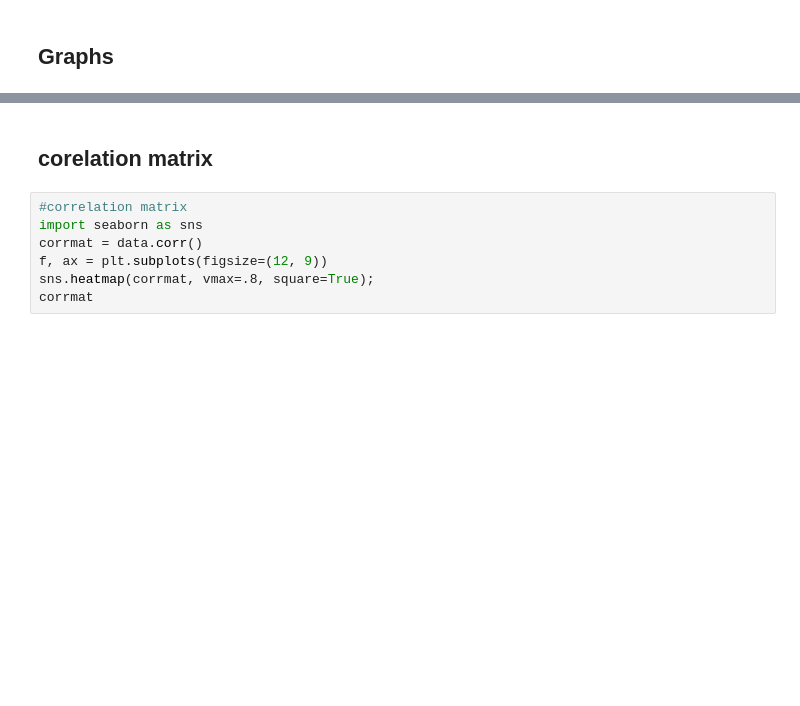
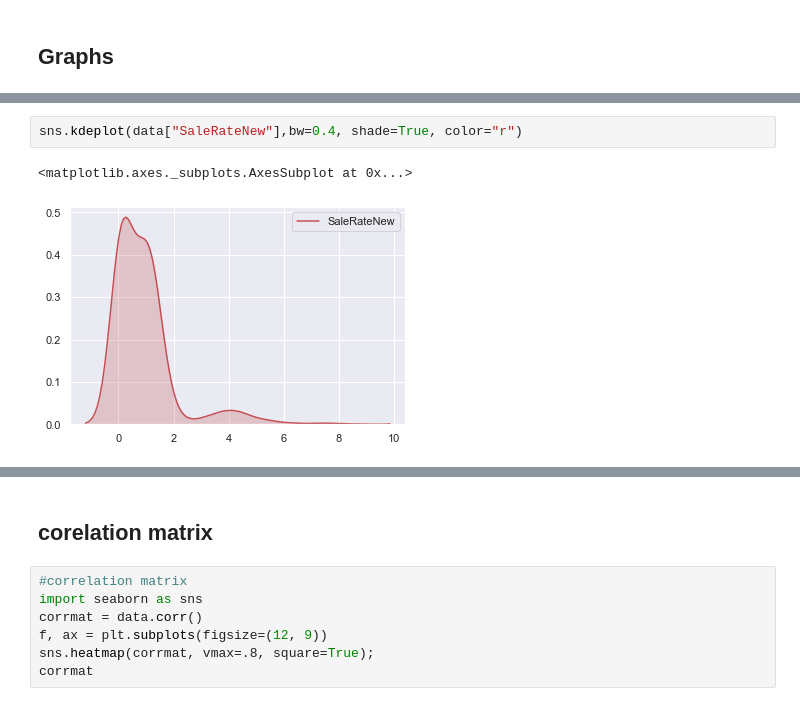
Before and after one commit to Shrikantsamarth/optimization-of-warehouses-by-implementation-of-machine-learning-methodologies, a Jupyter notebook: Thessis/Blowout Prediction (EDA).ipynb, the cells around one changed output, grey strips where cells are left out. Cells and saved outputs as stored; diff of their text form; blank space fills up the shorter version.

Commit message:
Kernel Density Estimate plot improved

```diff
--- a/Thessis/Blowout Prediction (EDA).ipynb
+++ b/Thessis/Blowout Prediction (EDA).ipynb
@@ -61,0 +92,5 @@ data["SaleRateNew"].plot.kde(bw_method=0.3)
+# %%
+sns.kdeplot(data["SaleRateNew"],bw=0.4, shade=True, color="r")
+# %% [output]
+<matplotlib.axes._subplots.AxesSubplot at 0x...>
+[figure, added]
```
Also changed, not shown: parts of 30 cells of this notebook.
